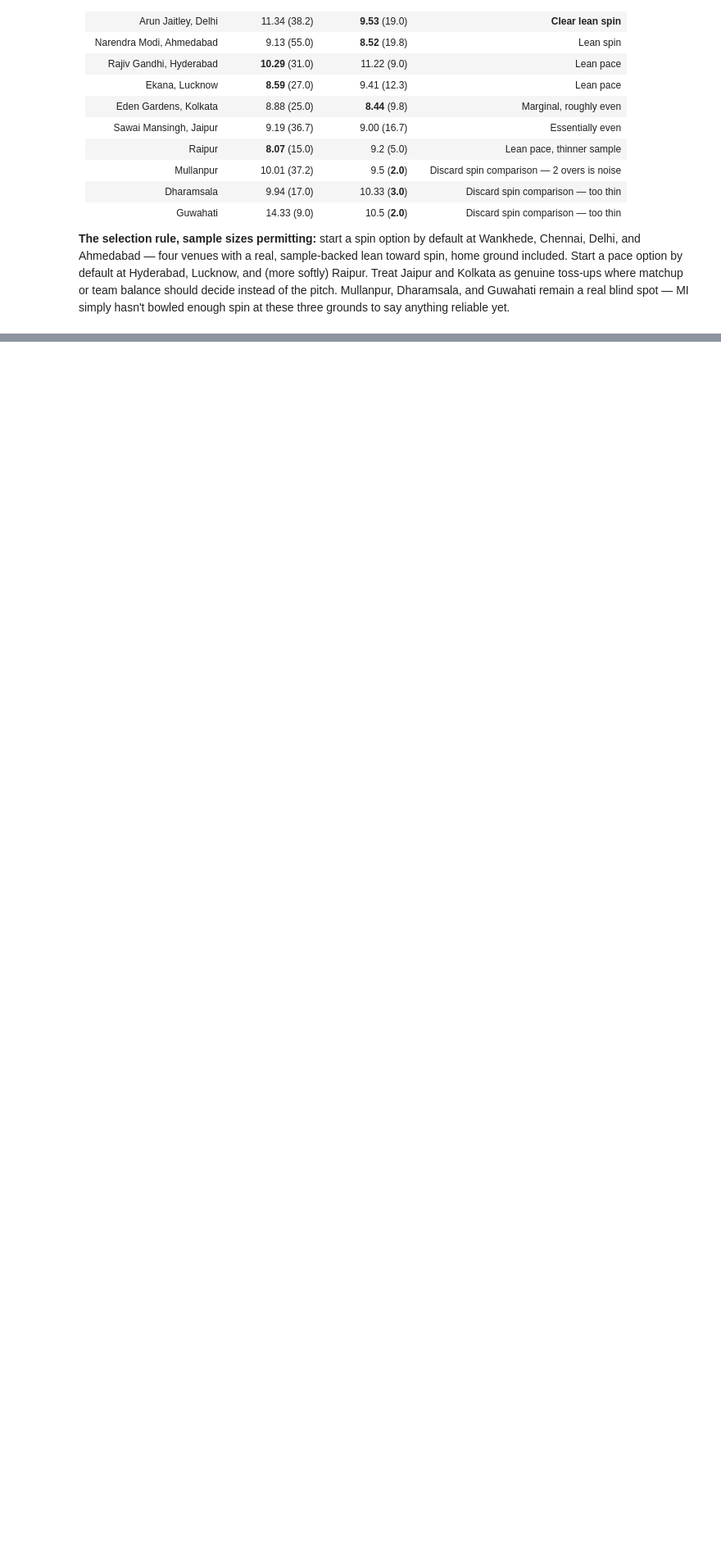
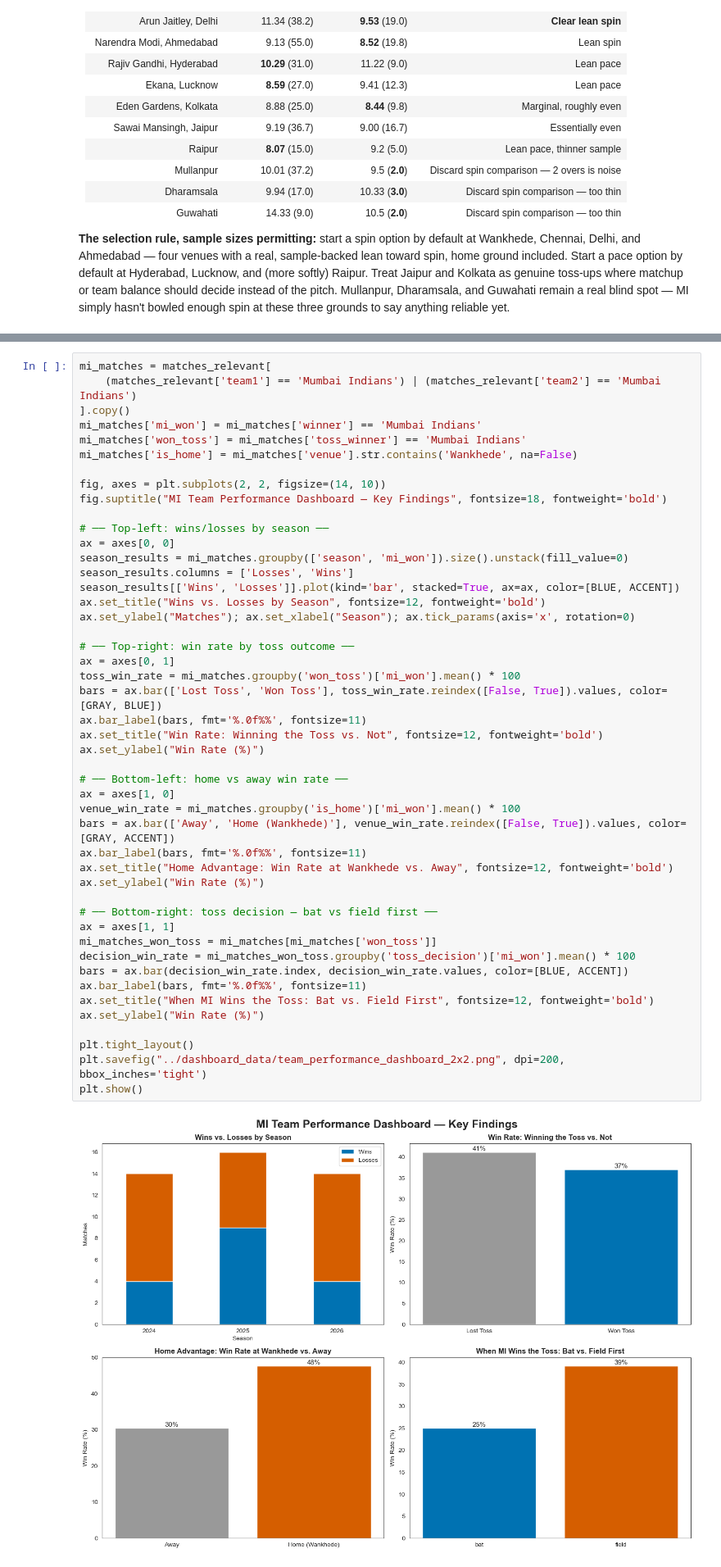
Before and after one commit to aarshdesai-ds/mi-2024-2026-case-study, a Jupyter notebook: notebooks/Bowling_Analysis.ipynb, the cells around one changed output, grey strips where cells are left out. Shown at 82% size. Drawn from its saved outputs; the diff is of its cells as text; blank space fills up the shorter version.

```diff
--- a/notebooks/Bowling_Analysis.ipynb
+++ b/notebooks/Bowling_Analysis.ipynb
@@ -947,0 +1003,49 @@ plt.show()
+# %%
+mi_matches = matches_relevant[
+    (matches_relevant['team1'] == 'Mumbai Indians') | (matches_relevant['team2'] == 'Mumbai Indians')
+].copy()
+mi_matches['mi_won'] = mi_matches['winner'] == 'Mumbai Indians'
+mi_matches['won_toss'] = mi_matches['toss_winner'] == 'Mumbai Indians'
+mi_matches['is_home'] = mi_matches['venue'].str.contains('Wankhede', na=False)
+
+fig, axes = plt.subplots(2, 2, figsize=(14, 10))
+fig.suptitle("MI Team Performance Dashboard — Key Findings", fontsize=18, fontweight='bold')
+
+# ── Top-left: wins/losses by season ──
+ax = axes[0, 0]
+season_results = mi_matches.groupby(['season', 'mi_won']).size().unstack(fill_value=0)
+season_results.columns = ['Losses', 'Wins']
+season_results[['Wins', 'Losses']].plot(kind='bar', stacked=True, ax=ax, color=[BLUE, ACCENT])
+ax.set_title("Wins vs. Losses by Season", fontsize=12, fontweight='bold')
+ax.set_ylabel("Matches"); ax.set_xlabel("Season"); ax.tick_params(axis='x', rotation=0)
+
+# ── Top-right: win rate by toss outcome ──
+ax = axes[0, 1]
+toss_win_rate = mi_matches.groupby('won_toss')['mi_won'].mean() * 100
+bars = ax.bar(['Lost Toss', 'Won Toss'], toss_win_rate.reindex([False, True]).values, color=[GRAY, BLUE])
+ax.bar_label(bars, fmt='%.0f%%', fontsize=11)
+ax.set_title("Win Rate: Winning the Toss vs. Not", fontsize=12, fontweight='bold')
+ax.set_ylabel("Win Rate (%)")
+
+# ── Bottom-left: home vs away win rate ──
+ax = axes[1, 0]
+venue_win_rate = mi_matches.groupby('is_home')['mi_won'].mean() * 100
+bars = ax.bar(['Away', 'Home (Wankhede)'], venue_win_rate.reindex([False, True]).values, color=[GRAY, ACCENT])
+ax.bar_label(bars, fmt='%.0f%%', fontsize=11)
+ax.set_title("Home Advantage: Win Rate at Wankhede vs. Away", fontsize=12, fontweight='bold')
+ax.set_ylabel("Win Rate (%)")
+
+# ── Bottom-right: toss decision — bat vs field first ──
+ax = axes[1, 1]
+mi_matches_won_toss = mi_matches[mi_matches['won_toss']]
+decision_win_rate = mi_matches_won_toss.groupby('toss_decision')['mi_won'].mean() * 100
+bars = ax.bar(decision_win_rate.index, decision_win_rate.values, color=[BLUE, ACCENT])
+ax.bar_label(bars, fmt='%.0f%%', fontsize=11)
+ax.set_title("When MI Wins the Toss: Bat vs. Field First", fontsize=12, fontweight='bold')
+ax.set_ylabel("Win Rate (%)")
+
+plt.tight_layout()
+plt.savefig("../dashboard_data/team_performance_dashboard_2x2.png", dpi=200, bbox_inches='tight')
+plt.show()
+# %% [output]
+[figure, added]
```
Also changed, not shown: parts of 11 cells of this notebook, 4 other files.
